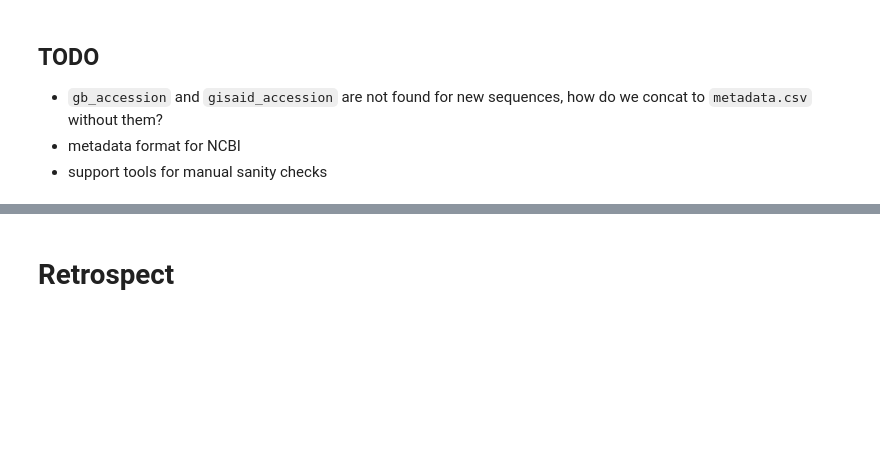
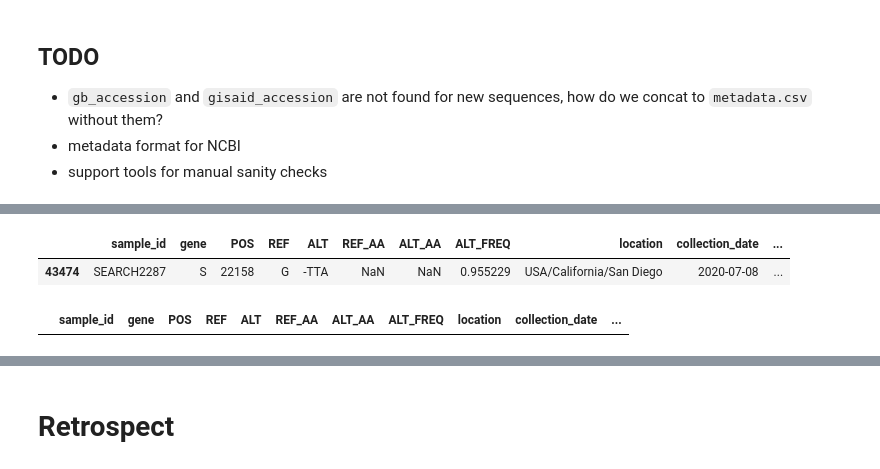
Before and after one commit to AlaaALatif/bjorn, a Jupyter notebook: lab.ipynb, the cells around one changed output, grey strips where cells are left out. Saved outputs shown, nothing was run; the diff lists cells and outputs as text; code cells hidden in the pictures; blank space fills up the shorter version.

```diff
--- a/lab.ipynb
+++ b/lab.ipynb
@@ -9,0 +111,2 @@ import gffutils
+# %%
+var_df = pd.merge(sample_sheet, variant_data, on='sample_id')
@@ -9,0 +135,2 @@ import gffutils
+# %%
+var_df = var_df.loc[var_df['ALT_FREQ']>=0.5]
@@ -9,0 +157,3 @@ import gffutils
+# %%
+var_df['location'] = var_df['Location']
+var_df['collection_date'] = var_df['Collection date']
@@ -9,0 +185,13 @@ import gffutils
+# %%
+var_df[var_df['POS']==22158]
+# %% [output]
+|  | sample_id | gene | POS | REF | ALT | REF_AA | ALT_AA | ALT_FREQ | location | collection_date | ... |
+| 43474 | SEARCH2287 | S | 22158 | G | -TTA | NaN | NaN | 0.955229 | USA/California/San Diego | 2020-07-08 | ... |
+# %%
+var_df.loc[var_df['ALT'].str.contains('-'), 'REF_AA'] = 'del'
+var_df.loc[var_df['ALT'].str.contains('\+'), 'REF_AA'] = 'ins'
+var_df.loc[var_df['ALT'].str.contains('-'), 'ALT_AA'] = 'del'
+var_df.loc[var_df['ALT'].str.contains('\+'), 'ALT_AA'] = 'ins'
+var_df[var_df['REF_AA'].isna()]
+# %% [output]
+|  | sample_id | gene | POS | REF | ALT | REF_AA | ALT_AA | ALT_FREQ | location | collection_date | ... |
```
Also changed, not shown: parts of 56 cells of this notebook.
